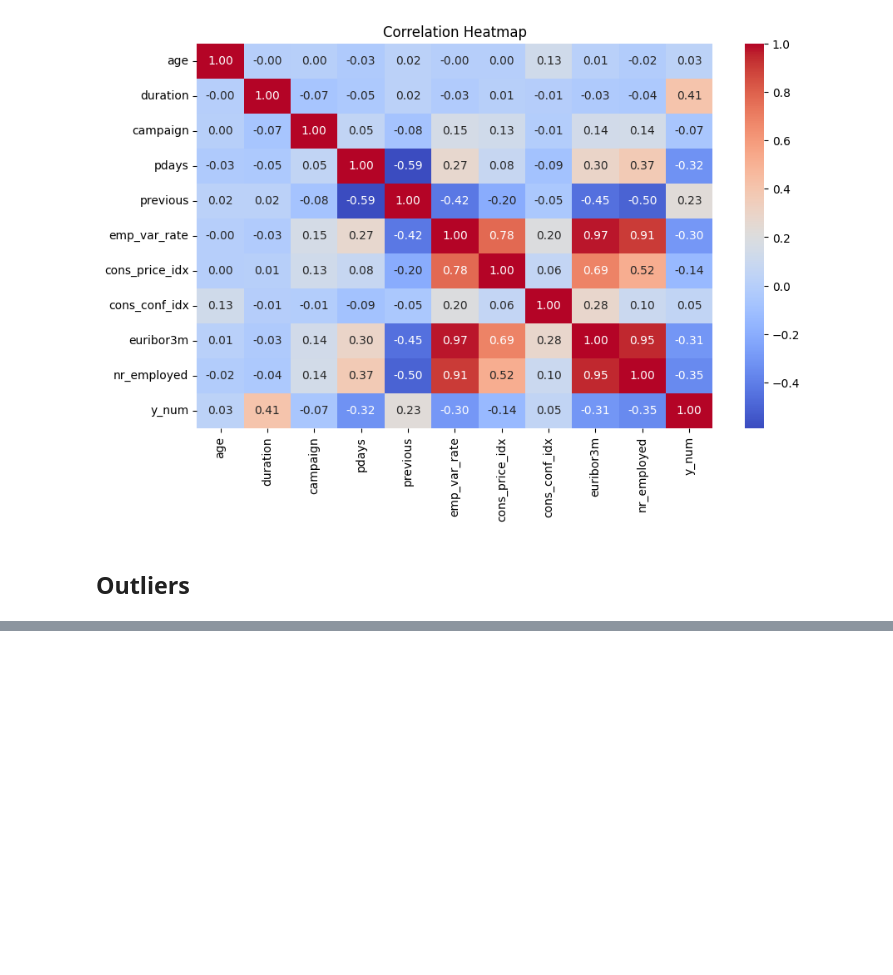
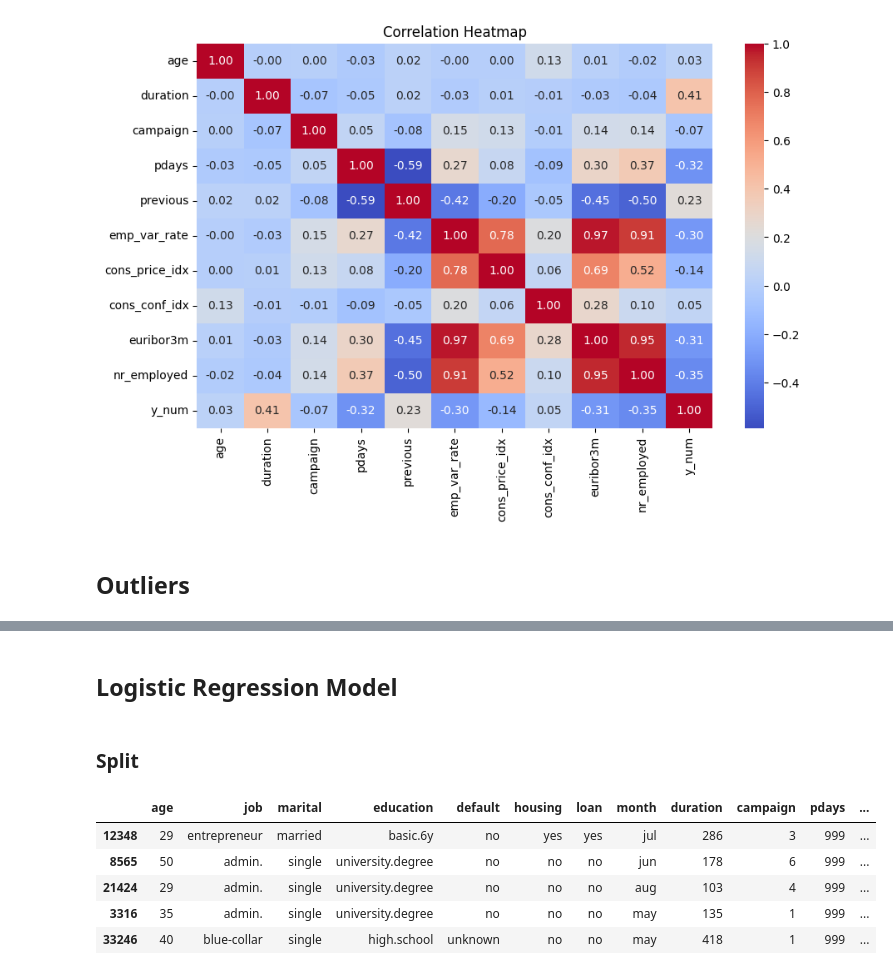
Before and after one commit to msalaverri/logistic-regression-msalaverri, a Jupyter notebook: src/explore.ipynb, the cells around one changed output, grey strips where cells are left out. Saved outputs shown, nothing was run; the diff lists cells and outputs as text; code cells hidden in the pictures; blank space fills up the shorter version.

```diff
--- a/src/explore.ipynb
+++ b/src/explore.ipynb
@@ -320,3 +322,22 @@ df.describe()
 | 50% | 38.00000 | 180.000000 | 2.000000 | 999.000000 | 0.000000 | 1.100000 | 93.749000 | -41.800000 | ... |
 | 75% | 47.00000 | 319.000000 | 3.000000 | 999.000000 | 0.000000 | 1.400000 | 93.994000 | -36.400000 | ... |
 | max | 98.00000 | 4918.000000 | 56.000000 | 999.000000 | 7.000000 | 1.400000 | 94.767000 | -26.900000 | ... |
+# %% [markdown]
+## Logistic Regression Model
+# %% [markdown]
+### Split
+# %%
+# Split sample to Train & Test
+X = df.drop(["y", "contact", "day_of_week"], axis = 1)
+y = df["y"]
+
+X_train, X_test, y_train, y_test = train_test_split(X, y, test_size = 0.2, random_state = 42)
+
+X_train.head()
+# %% [output]
+|  | age | job | marital | education | default | housing | loan | month | duration | campaign | pdays | ... |
+| 12348 | 29 | entrepreneur | married | basic.6y | no | yes | yes | jul | 286 | 3 | 999 | ... |
+| 8565 | 50 | admin. | single | university.degree | no | no | no | jun | 178 | 6 | 999 | ... |
+| 21424 | 29 | admin. | single | university.degree | no | no | no | aug | 103 | 4 | 999 | ... |
+| 3316 | 35 | admin. | single | university.degree | no | no | no | may | 135 | 1 | 999 | ... |
+| 33246 | 40 | blue-collar | single | high.school | unknown | no | no | may | 418 | 1 | 999 | ... |
```
Also changed, not shown: parts of 39 cells of this notebook, 4 other files.
